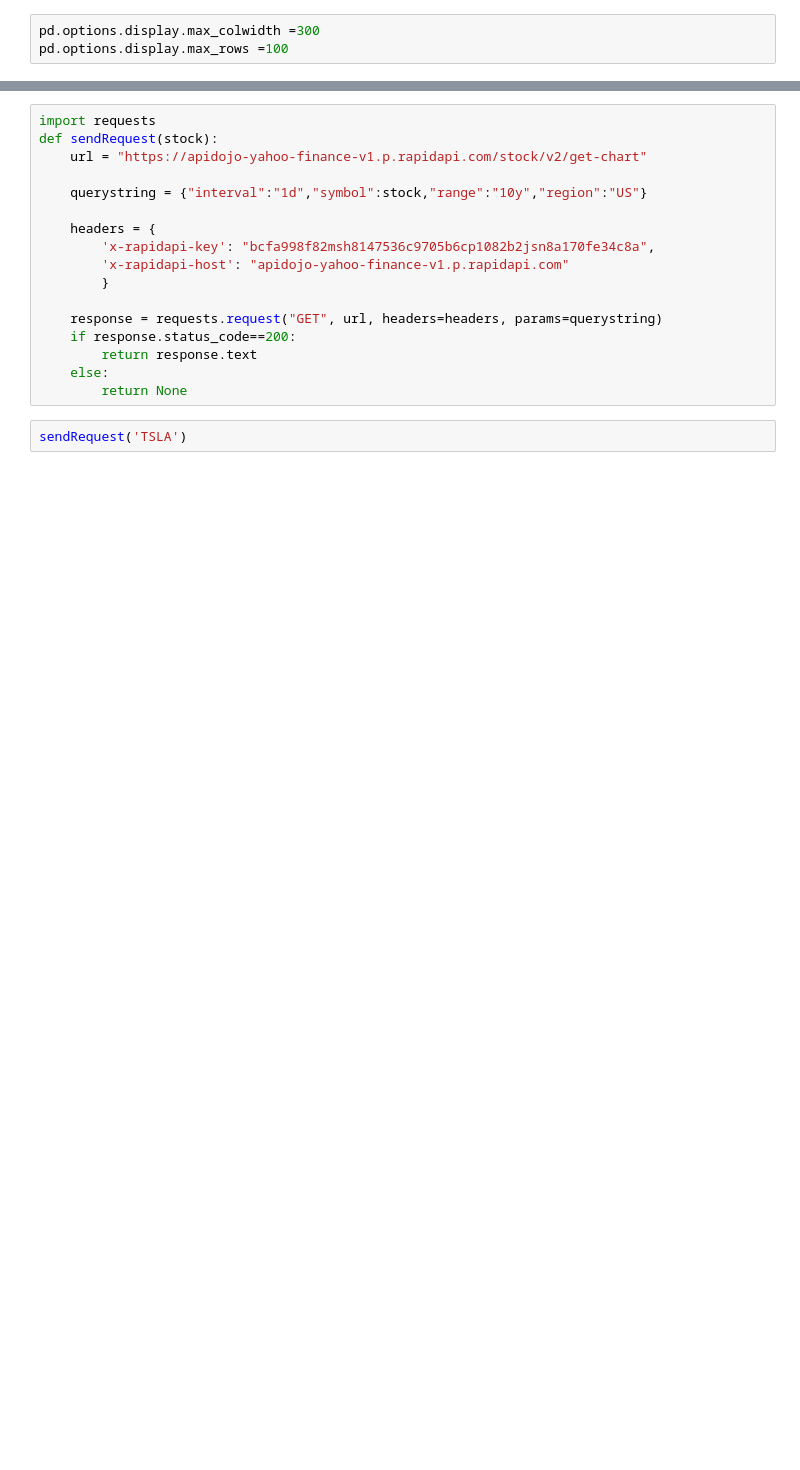
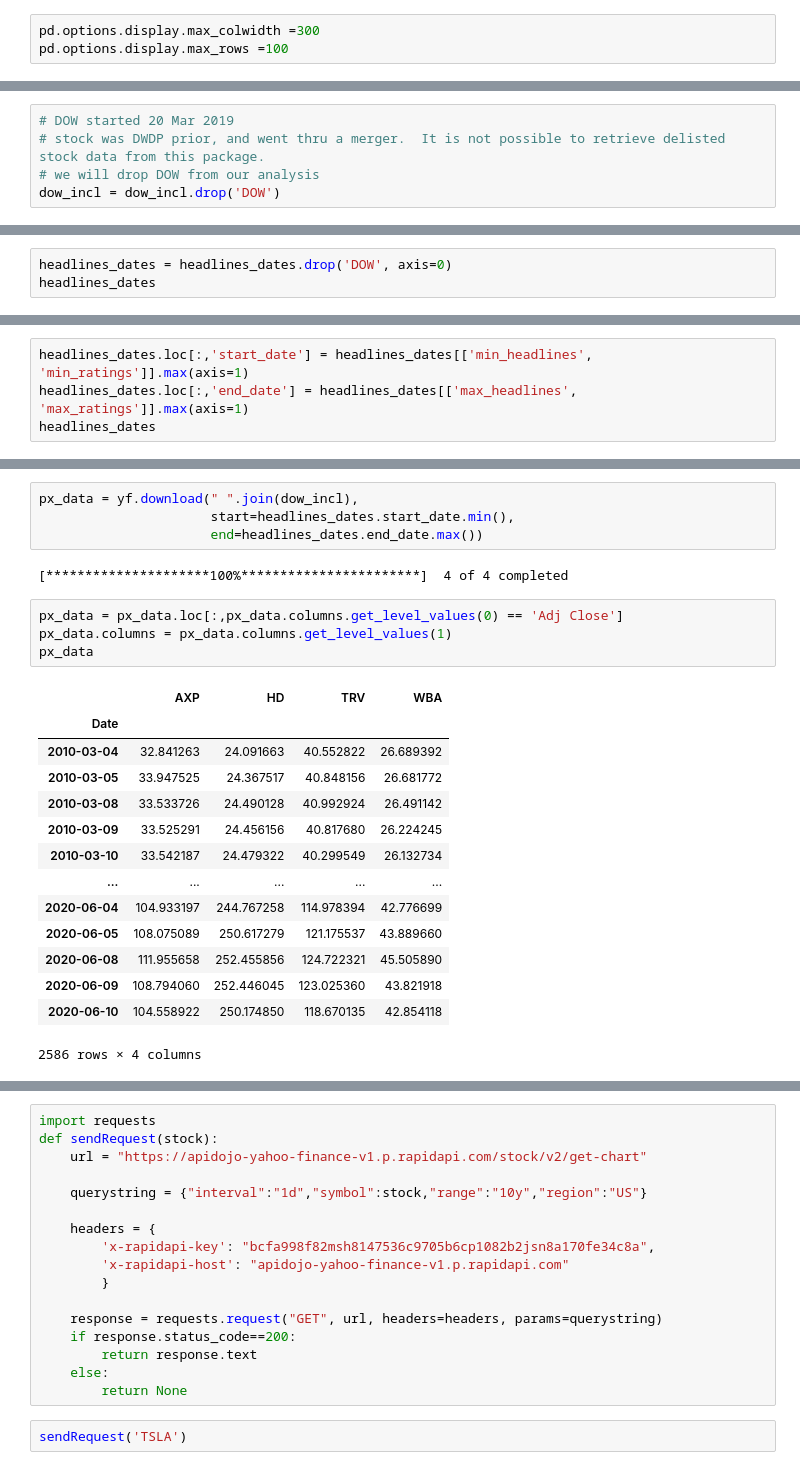
Before and after one commit to MADS-Thesis-Project/Sentiment-Aanalysis-on-Financial-News-and-Stock-Returns, a Jupyter notebook: scratch.ipynb, the cells around one changed output, grey strips where cells are left out. Cells and saved outputs as stored; diff of their text form; blank space fills up the shorter version.

```diff
--- a/scratch.ipynb
+++ b/scratch.ipynb
@@ -172,0 +357,5 @@ fb_scored[['headline','compound']][:100]
+# %%
+# DOW started 20 Mar 2019
+# stock was DWDP prior, and went thru a merger.  It is not possible to retrieve delisted stock data from this package.
+# we will drop DOW from our analysis
+dow_incl = dow_incl.drop('DOW')
@@ -172,0 +364,3 @@ fb_scored[['headline','compound']][:100]
+# %%
+headlines_dates = headlines_dates.drop('DOW', axis=0)
+headlines_dates
@@ -172,0 +376,4 @@ fb_scored[['headline','compound']][:100]
+# %%
+headlines_dates.loc[:,'start_date'] = headlines_dates[['min_headlines', 'min_ratings']].max(axis=1)
+headlines_dates.loc[:,'end_date'] = headlines_dates[['max_headlines', 'max_ratings']].max(axis=1)
+headlines_dates
@@ -172,0 +387,25 @@ fb_scored[['headline','compound']][:100]
+# %%
+px_data = yf.download(" ".join(dow_incl),
+                      start=headlines_dates.start_date.min(),
+                      end=headlines_dates.end_date.max())
+# %% [output]
+[*********************100%***********************]  4 of 4 completed
+# %%
+px_data = px_data.loc[:,px_data.columns.get_level_values(0) == 'Adj Close']
+px_data.columns = px_data.columns.get_level_values(1)
+px_data
+# %% [output]
+|  | AXP | HD | TRV | WBA |
+| Date |  |  |  |  |
+| 2010-03-04 | 32.841263 | 24.091663 | 40.552822 | 26.689392 |
+| 2010-03-05 | 33.947525 | 24.367517 | 40.848156 | 26.681772 |
+| 2010-03-08 | 33.533726 | 24.490128 | 40.992924 | 26.491142 |
+| 2010-03-09 | 33.525291 | 24.456156 | 40.817680 | 26.224245 |
+| 2010-03-10 | 33.542187 | 24.479322 | 40.299549 | 26.132734 |
+| ... | ... | ... | ... | ... |
+| 2020-06-04 | 104.933197 | 244.767258 | 114.978394 | 42.776699 |
+| 2020-06-05 | 108.075089 | 250.617279 | 121.175537 | 43.889660 |
+| 2020-06-08 | 111.955658 | 252.455856 | 124.722321 | 45.505890 |
+| 2020-06-09 | 108.794060 | 252.446045 | 123.025360 | 43.821918 |
+| 2020-06-10 | 104.558922 | 250.174850 | 118.670135 | 42.854118 |
+2586 rows × 4 columns
```
Also changed, not shown: parts of 76 cells of this notebook, 1 other file.
